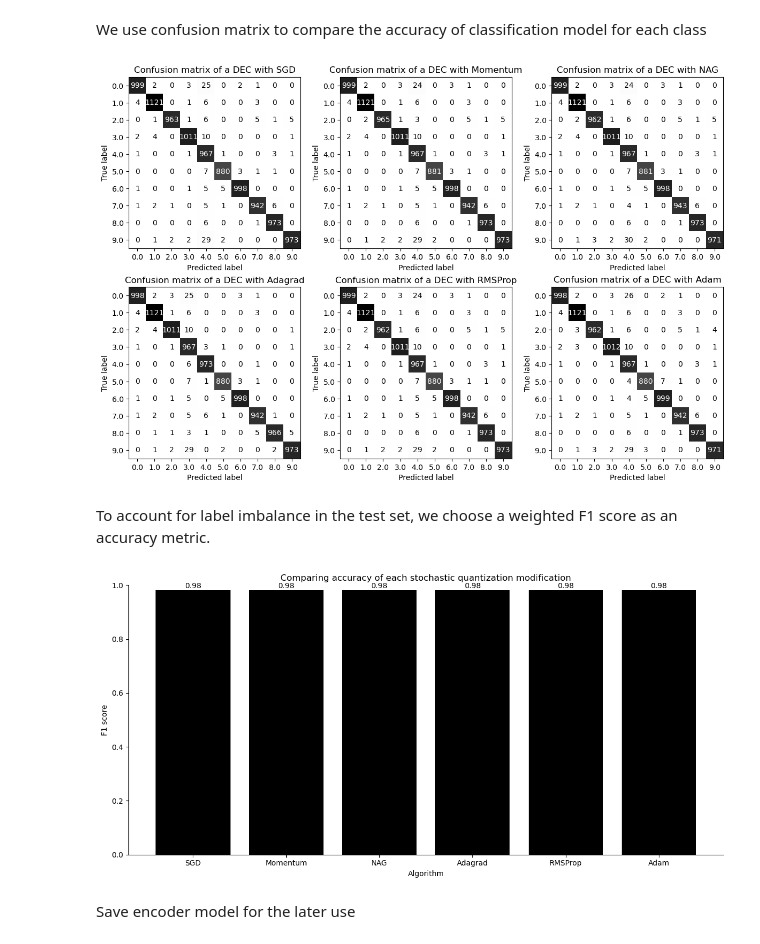
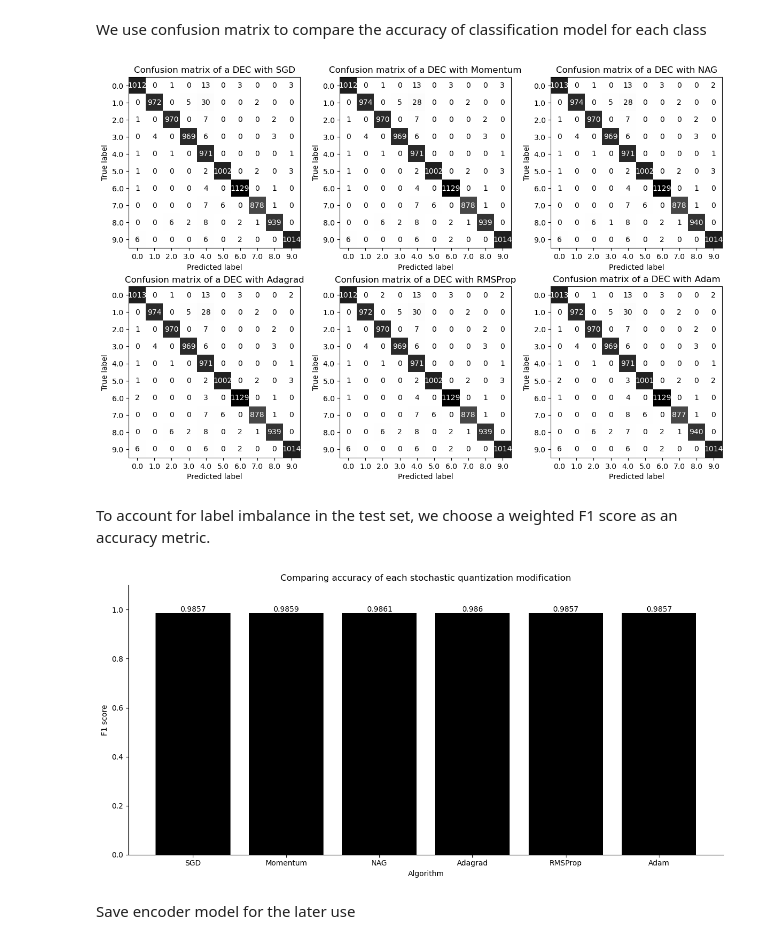
Before and after one commit to kaydotdev/stochastic-quantization, a Jupyter notebook: code/notebooks/simlearning.ipynb, the cells around one changed output. Drawn from its saved outputs; the diff is of its cells as text; code cells hidden in the pictures.

```diff
--- a/code/notebooks/simlearning.ipynb
+++ b/code/notebooks/simlearning.ipynb
@@ -49,10 +47,10 @@ device_name = torch.cuda.get_device_name(0) if torch.cuda.is_available() else "C
 # %% [markdown]
 We will use MNIST dataset of handwritten digits
 # %%
-EPOCHS = 50
+EPOCHS = 25
 
-BATCH_TRAIN = 512
-BATCH_TEST = 512
+BATCH_TRAIN = 64
+BATCH_TEST = 64
 DATA_DIR = '../../data/'
 RESULTS_DIR = '../../results/'
 
@@ -177,7 +175,7 @@ LATENT_DIM = 3
 
 siamese_model = SiameseModel(latent_dim=LATENT_DIM).to(device)
 criterion = nn.TripletMarginLoss(margin=1.0, p=2, reduction='sum')
-optimizer = optim.Adam(siamese_model.parameters(), lr=0.001, weight_decay=1e-05)
+optimizer = optim.Adam(siamese_model.parameters(), lr=1e-3, weight_decay=1e-05)
 
 train_loss, val_loss = [], []
 
@@ -375,7 +373,7 @@ sq_algorithms = {
     "RMSProp": sq.StochasticQuantization(sq_optim.RMSPropOptimizer(), n_clusters=10, max_iter=5,
                                          random_state=np.random.RandomState(RANDOM_SEED)),
     "Adam": sq.StochasticQuantization(sq_optim.AdamOptimizer(), n_clusters=10, max_iter=5,
-                                      learning_rate=0.1, random_state=np.random.RandomState(RANDOM_SEED))
+                                      learning_rate=0.01, random_state=np.random.RandomState(RANDOM_SEED))
 }
 
 markers = [('o', '-'), ('s', '--'), ('^', ':'), ('d', '-.'), ('p', (0, (5, 5))), ('h', (0, (1, 1)))]
@@ -429,31 +427,31 @@ for idx, (name, alg) in enumerate(sq_algorithms.items()):
 plt.tight_layout()
 plt.show()
 # %% [output]
-[figure, old version]
+[figure, new version]
 # %% [markdown]
 To account for label imbalance in the test set, we choose a weighted F1 score as an accuracy metric.
 # %%
 fig, ax = plt.subplots(1, 1, figsize=(12, 6))
 
 bars = ax.bar(f1_scores.keys(), f1_scores.values(), color='k')
 
 for bar in bars:
     height = bar.get_height()
     ax.text(bar.get_x() + bar.get_width() / 2.0,
-            height, f'{round(height, 2)}', ha='center', va='bottom')
+            height, f'{round(height, 4)}', ha='center', va='bottom')
 
 ax.set_xlabel("Algorithm")
 ax.set_ylabel("F1 score")
 ax.set_title("Comparing accuracy of each stochastic quantization modification")
-ax.set_ylim(top=1.0)
+ax.set_ylim(top=1.1)
 
 ax.spines['top'].set_visible(False)
 ax.spines['right'].set_visible(False)
 
 plt.tight_layout()
 plt.show()
 # %% [output]
-[figure, old version]
+[figure, new version]
 # %% [markdown]
 Save encoder model for the later use
 # %%
```
Also changed, not shown: parts of 5 cells of this notebook.
